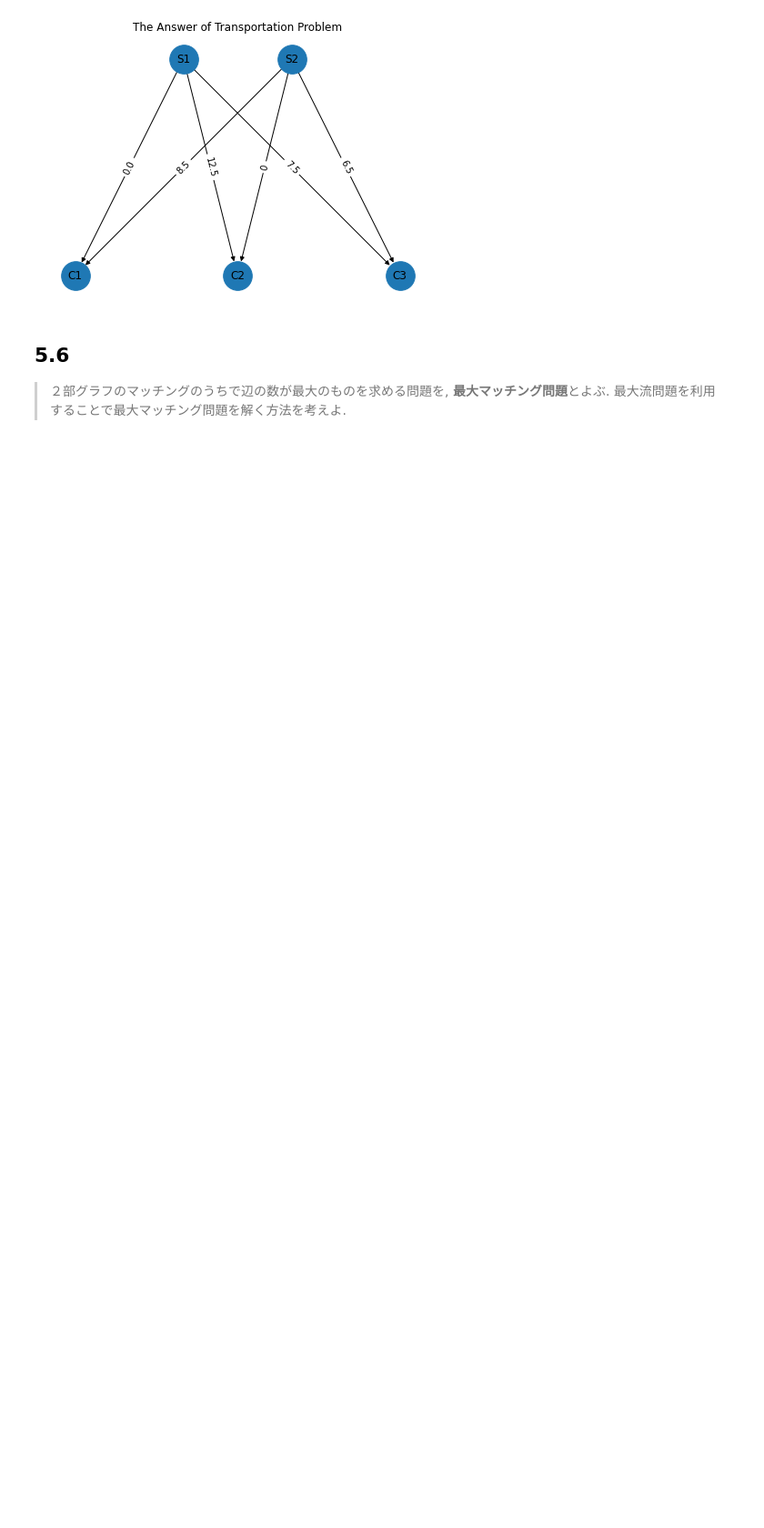
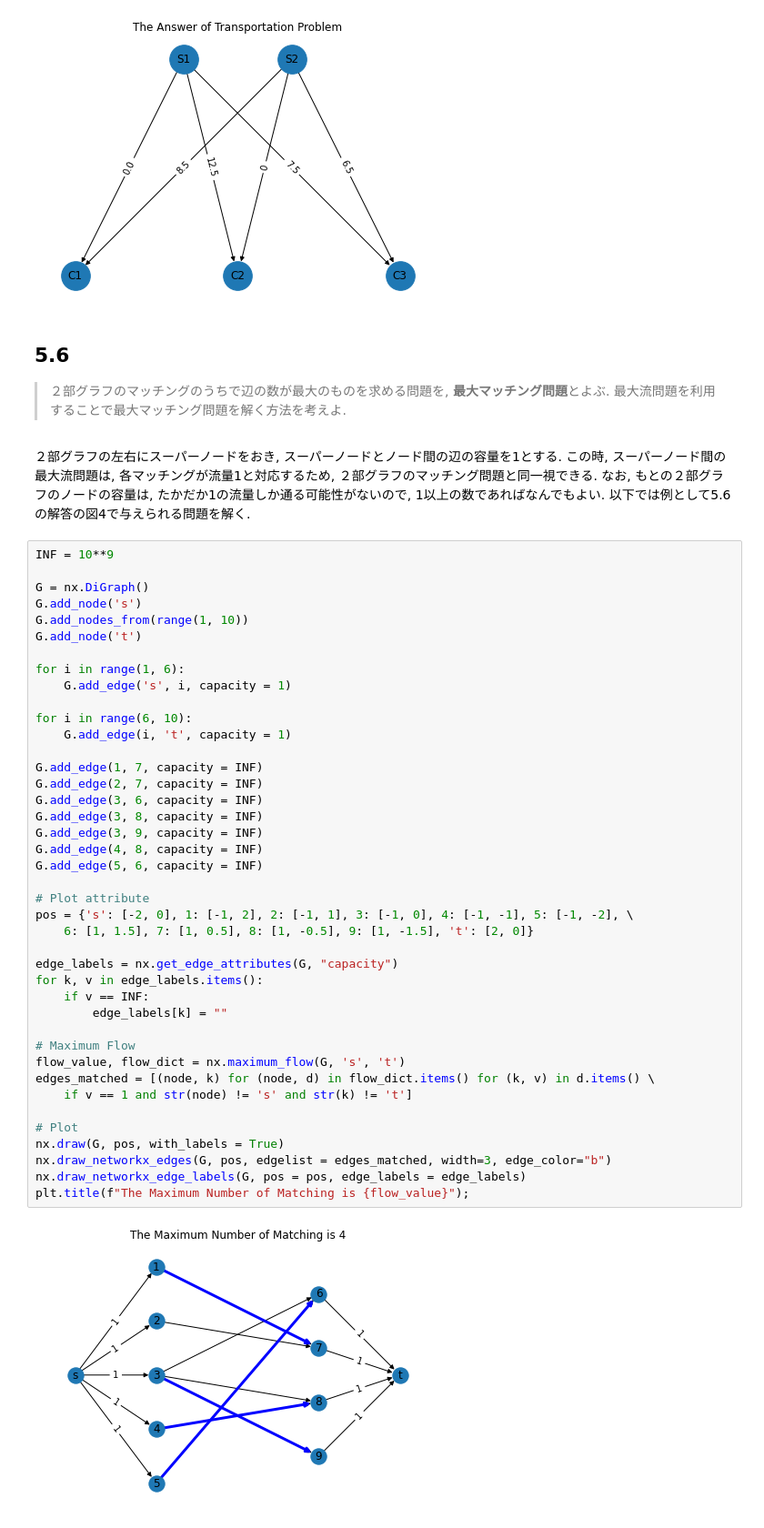
Before and after one commit to CSReading/Optimization, a Jupyter notebook: problems/chapter5/nicetak.ipynb, the cells around one changed output. Shown at 91% size. Saved outputs shown, nothing was run; the diff lists cells and outputs as text; blank space fills up the shorter version.

```diff
--- a/problems/chapter5/nicetak.ipynb
+++ b/problems/chapter5/nicetak.ipynb
@@ -146,3 +146,51 @@ plt.title("The Answer of Transportation Problem");
 # %% [markdown]
 ## 5.6
 >２部グラフのマッチングのうちで辺の数が最大のものを求める問題を, **最大マッチング問題**とよぶ. 最大流問題を利用することで最大マッチング問題を解く方法を考えよ.
+# %% [markdown]
+２部グラフの左右にスーパーノードをおき, スーパーノードとノード間の辺の容量を1とする.
+この時, スーパーノード間の最大流問題は, 各マッチングが流量1と対応するため, ２部グラフのマッチング問題と同一視できる.
+なお, もとの２部グラフのノードの容量は, たかだか1の流量しか通る可能性がないので, 1以上の数であればなんでもよい.
+以下では例として5.6の解答の図4で与えられる問題を解く.
+# %%
+INF = 10**9
+
+G = nx.DiGraph()
+G.add_node('s')
+G.add_nodes_from(range(1, 10))
+G.add_node('t')
+
+for i in range(1, 6):
+    G.add_edge('s', i, capacity = 1)
+
+for i in range(6, 10):
+    G.add_edge(i, 't', capacity = 1)
+
+G.add_edge(1, 7, capacity = INF)
+G.add_edge(2, 7, capacity = INF)
+G.add_edge(3, 6, capacity = INF)
+G.add_edge(3, 8, capacity = INF)
+G.add_edge(3, 9, capacity = INF)
+G.add_edge(4, 8, capacity = INF)
+G.add_edge(5, 6, capacity = INF)
+
+# Plot attribute
+pos = {'s': [-2, 0], 1: [-1, 2], 2: [-1, 1], 3: [-1, 0], 4: [-1, -1], 5: [-1, -2], \
+    6: [1, 1.5], 7: [1, 0.5], 8: [1, -0.5], 9: [1, -1.5], 't': [2, 0]}
+
+edge_labels = nx.get_edge_attributes(G, "capacity")
+for k, v in edge_labels.items():
+    if v == INF:
+        edge_labels[k] = ""
+
+# Maximum Flow
+flow_value, flow_dict = nx.maximum_flow(G, 's', 't')
+edges_matched = [(node, k) for (node, d) in flow_dict.items() for (k, v) in d.items() \
+    if v == 1 and str(node) != 's' and str(k) != 't']
+
+# Plot
+nx.draw(G, pos, with_labels = True)
+nx.draw_networkx_edges(G, pos, edgelist = edges_matched, width=3, edge_color="b")
+nx.draw_networkx_edge_labels(G, pos = pos, edge_labels = edge_labels)
+plt.title(f"The Maximum Number of Matching is {flow_value}");
+# %% [output]
+[figure, added]
```
